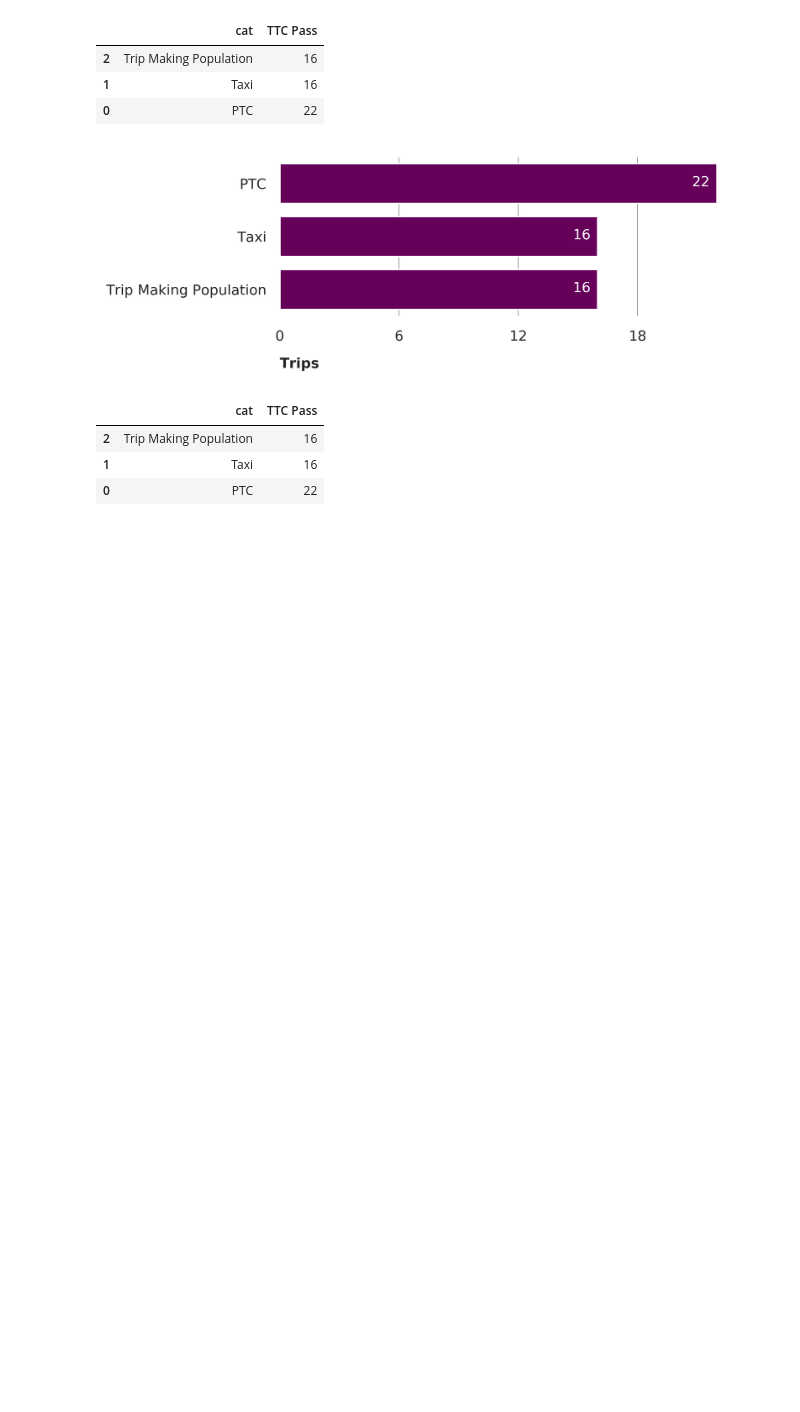
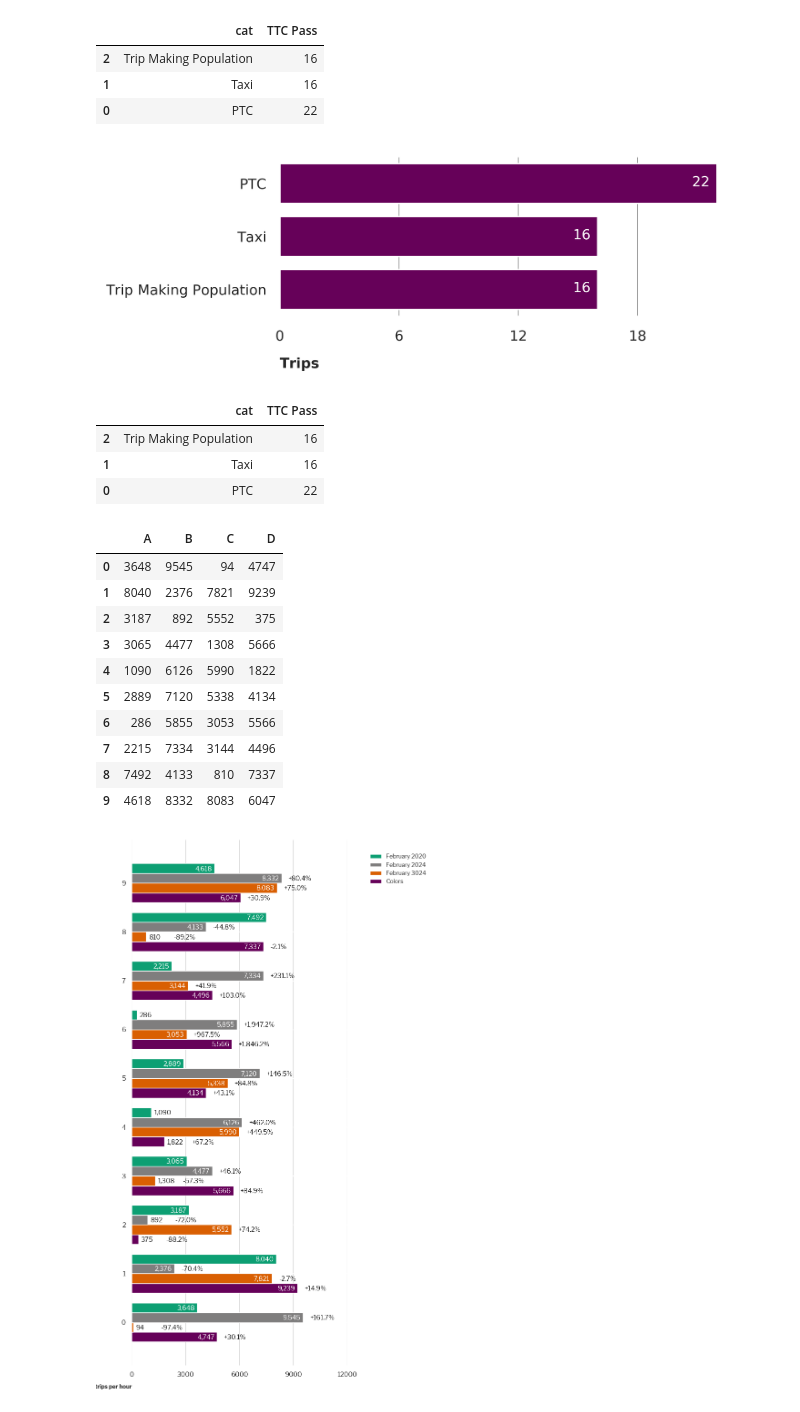
Before and after one commit to CityofToronto/bdit_plotting_gallery, a Jupyter notebook: module_test.ipynb, the cells around one changed output. Drawn from its saved outputs; the diff is of its cells as text; code cells hidden in the pictures; blank space fills up the shorter version.

Commit message:
#29 Adjust percentage change annotation positions, add rounding precision options for percentage change along with more color palette

```diff
--- a/module_test.ipynb
+++ b/module_test.ipynb
@@ -234,3 +234,27 @@ transit_pass
 | 2 | Trip Making Population | 16 |
 | 1 | Taxi | 16 |
 | 0 | PTC | 22 |
+# %%
+import sys
+sys.path.append('/path/to/rick')
+import rick
+df2new = pd.DataFrame(np.random.randint(0,10000,size=(10,4)), columns=list('ABCD'))
+display(df2new)
+fix, ax = rick.charts.horizontal_grouped_bar_chart(
+    data=df2new,
+    xlab='Average trips per hour',
+    legend=['February 2020', 'February 2024','February 3024', 'Colors'],
+    percent=True,precision = 1)
+# %% [output]
+|  | A | B | C | D |
+| 0 | 3648 | 9545 | 94 | 4747 |
+| 1 | 8040 | 2376 | 7821 | 9239 |
+| 2 | 3187 | 892 | 5552 | 375 |
+| 3 | 3065 | 4477 | 1308 | 5666 |
+| 4 | 1090 | 6126 | 5990 | 1822 |
+| 5 | 2889 | 7120 | 5338 | 4134 |
+| 6 | 286 | 5855 | 3053 | 5566 |
+| 7 | 2215 | 7334 | 3144 | 4496 |
+| 8 | 7492 | 4133 | 810 | 7337 |
+| 9 | 4618 | 8332 | 8083 | 6047 |
+[figure, added]
```
Also changed, not shown: 2 other files.
